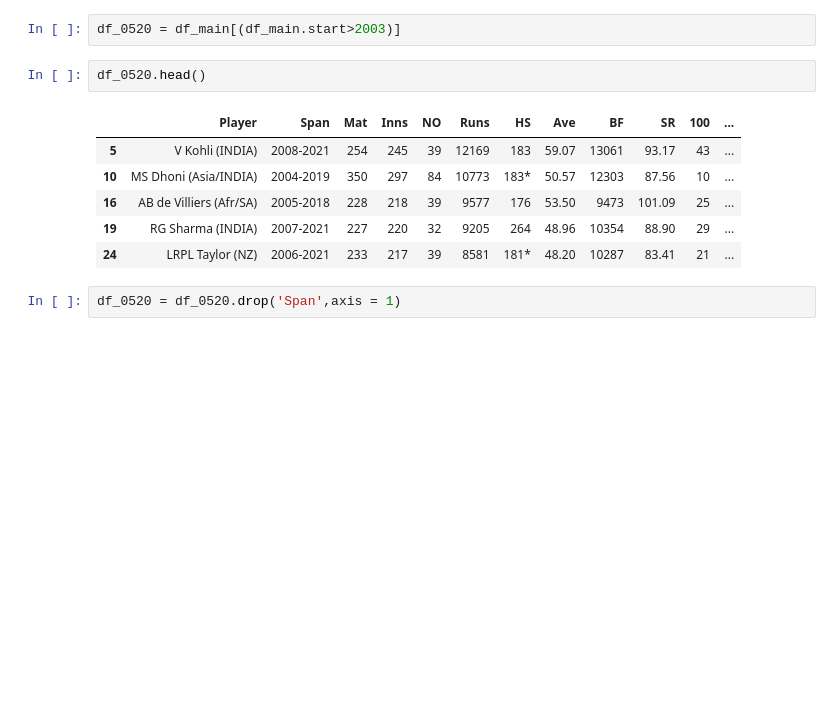
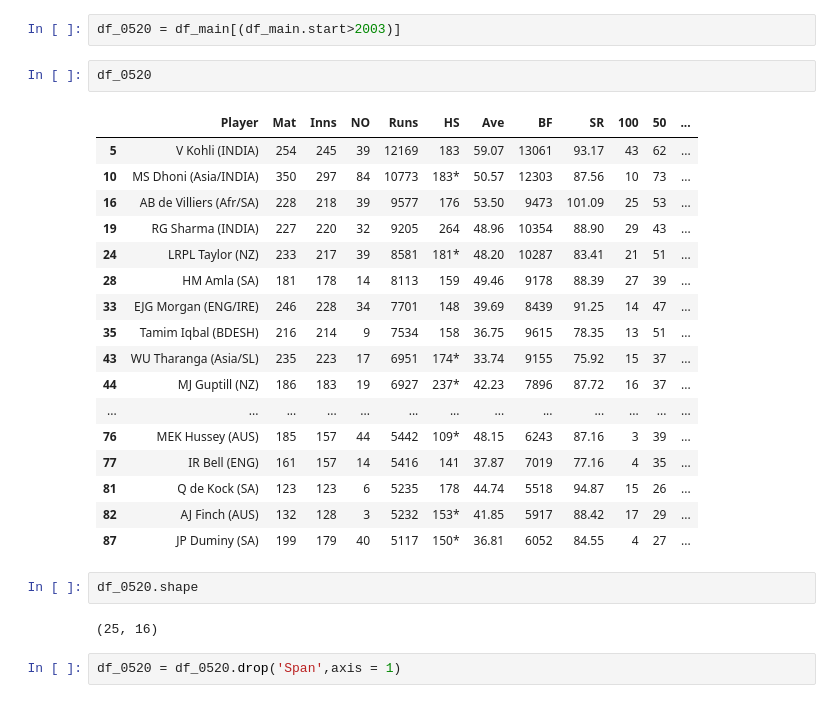
Before and after one commit to tanyx/Cricket_Analysis, a Jupyter notebook: Cric_EDA.ipynb, the cells around one changed output. Saved outputs shown, nothing was run; the diff lists cells and outputs as text; blank space fills up the shorter version.

```diff
--- a/Cric_EDA.ipynb
+++ b/Cric_EDA.ipynb
@@ -111,14 +122,29 @@ df_9005.shape
 # %%
 df_0520 = df_main[(df_main.start>2003)]
 # %%
-df_0520.head()
+df_0520
 # %% [output]
-|  | Player | Span | Mat | Inns | NO | Runs | HS | Ave | BF | SR | 100 | ... |
-| 5 | V Kohli (INDIA) | 2008-2021 | 254 | 245 | 39 | 12169 | 183 | 59.07 | 13061 | 93.17 | 43 | ... |
-| 10 | MS Dhoni (Asia/INDIA) | 2004-2019 | 350 | 297 | 84 | 10773 | 183* | 50.57 | 12303 | 87.56 | 10 | ... |
-| 16 | AB de Villiers (Afr/SA) | 2005-2018 | 228 | 218 | 39 | 9577 | 176 | 53.50 | 9473 | 101.09 | 25 | ... |
-| 19 | RG Sharma (INDIA) | 2007-2021 | 227 | 220 | 32 | 9205 | 264 | 48.96 | 10354 | 88.90 | 29 | ... |
-| 24 | LRPL Taylor (NZ) | 2006-2021 | 233 | 217 | 39 | 8581 | 181* | 48.20 | 10287 | 83.41 | 21 | ... |
+|  | Player | Mat | Inns | NO | Runs | HS | Ave | BF | SR | 100 | 50 | ... |
+| 5 | V Kohli (INDIA) | 254 | 245 | 39 | 12169 | 183 | 59.07 | 13061 | 93.17 | 43 | 62 | ... |
+| 10 | MS Dhoni (Asia/INDIA) | 350 | 297 | 84 | 10773 | 183* | 50.57 | 12303 | 87.56 | 10 | 73 | ... |
+| 16 | AB de Villiers (Afr/SA) | 228 | 218 | 39 | 9577 | 176 | 53.50 | 9473 | 101.09 | 25 | 53 | ... |
+| 19 | RG Sharma (INDIA) | 227 | 220 | 32 | 9205 | 264 | 48.96 | 10354 | 88.90 | 29 | 43 | ... |
+| 24 | LRPL Taylor (NZ) | 233 | 217 | 39 | 8581 | 181* | 48.20 | 10287 | 83.41 | 21 | 51 | ... |
+| 28 | HM Amla (SA) | 181 | 178 | 14 | 8113 | 159 | 49.46 | 9178 | 88.39 | 27 | 39 | ... |
+| 33 | EJG Morgan (ENG/IRE) | 246 | 228 | 34 | 7701 | 148 | 39.69 | 8439 | 91.25 | 14 | 47 | ... |
+| 35 | Tamim Iqbal (BDESH) | 216 | 214 | 9 | 7534 | 158 | 36.75 | 9615 | 78.35 | 13 | 51 | ... |
+| 43 | WU Tharanga (Asia/SL) | 235 | 223 | 17 | 6951 | 174* | 33.74 | 9155 | 75.92 | 15 | 37 | ... |
+| 44 | MJ Guptill (NZ) | 186 | 183 | 19 | 6927 | 237* | 42.23 | 7896 | 87.72 | 16 | 37 | ... |
+| ... | ... | ... | ... | ... | ... | ... | ... | ... | ... | ... | ... | ... |
+| 76 | MEK Hussey (AUS) | 185 | 157 | 44 | 5442 | 109* | 48.15 | 6243 | 87.16 | 3 | 39 | ... |
+| 77 | IR Bell (ENG) | 161 | 157 | 14 | 5416 | 141 | 37.87 | 7019 | 77.16 | 4 | 35 | ... |
+| 81 | Q de Kock (SA) | 123 | 123 | 6 | 5235 | 178 | 44.74 | 5518 | 94.87 | 15 | 26 | ... |
+| 82 | AJ Finch (AUS) | 132 | 128 | 3 | 5232 | 153* | 41.85 | 5917 | 88.42 | 17 | 29 | ... |
+| 87 | JP Duminy (SA) | 199 | 179 | 40 | 5117 | 150* | 36.81 | 6052 | 84.55 | 4 | 27 | ... |
+# %%
+df_0520.shape
+# %% [output]
+(25, 16)
 # %%
 df_0520 = df_0520.drop('Span',axis = 1)
 # %%
```
Also changed, not shown: parts of 4 cells of this notebook.
